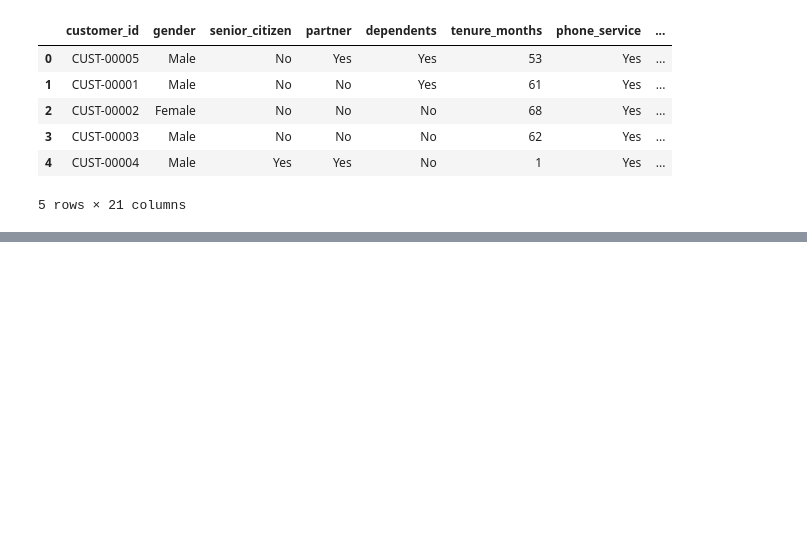
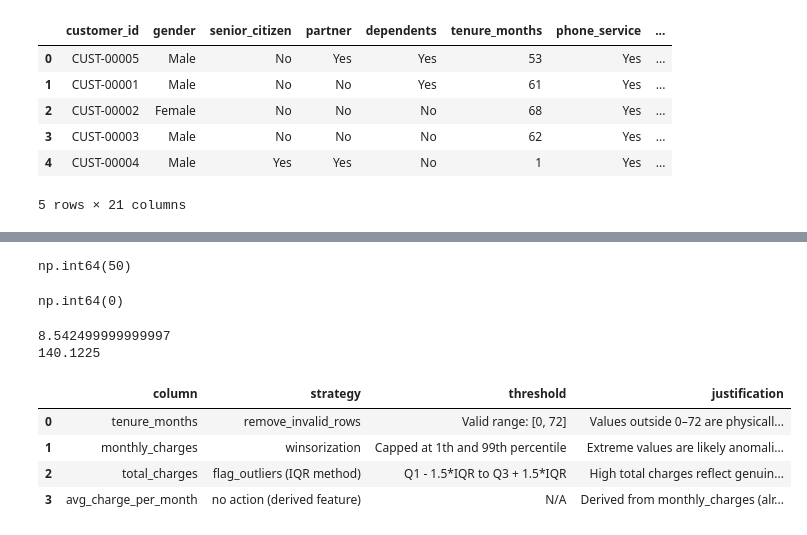
Before and after one commit to saikat100/telecom-churn-analysis, a Jupyter notebook: notebooks/02_cleaning_and_feature_engineering.ipynb, the cells around one changed output, grey strips where cells are left out. Drawn from its saved outputs; the diff is of its cells as text; code cells hidden in the pictures; blank space fills up the shorter version.

```diff
--- a/notebooks/02_cleaning_and_feature_engineering.ipynb
+++ b/notebooks/02_cleaning_and_feature_engineering.ipynb
@@ -243,0 +365,5 @@ df_clean.head()
+# %%
+above_cap = (df['monthly_charges'] > upper_cap).sum()
+above_cap
+# %% [output]
+np.int64(50)
@@ -243,0 +372,18 @@ df_clean.head()
+# %%
+(df['monthly_charges'] < lower_cap).sum()
+# %% [output]
+np.int64(0)
+# %%
+""" IQR (Interquartile Range)
+"""
+Q1 = df['monthly_charges'].quantile(0.25)
+Q3 = df['monthly_charges'].quantile(0.75)
+IQR = Q3 - Q1
+lower_bound = Q1 - 1.5 * IQR
+upper_bound = Q3 + 1.5 * IQR
+
+print(lower_bound)
+print(upper_bound)
+# %% [output]
+8.542499999999997
+140.1225
@@ -243,0 +392,11 @@ df_clean.head()
+# %%
+"""Outlier Handling pipeline """
+from src.outlier_handler import log_outlier_decisions, run_full_outlier_pipeline
+
+display(log_outlier_decisions())
+# %% [output]
+|  | column | strategy | threshold | justification |
+| 0 | tenure_months | remove_invalid_rows | Valid range: [0, 72] | Values outside 0–72 are physicall... |
+| 1 | monthly_charges | winsorization | Capped at 1th and 99th percentile | Extreme values are likely anomali... |
+| 2 | total_charges | flag_outliers (IQR method) | Q1 - 1.5*IQR to Q3 + 1.5*IQR | High total charges reflect genuin... |
+| 3 | avg_charge_per_month | no action (derived feature) | N/A | Derived from monthly_charges (alr... |
```
Also changed, not shown: parts of 12 cells of this notebook, 3 other files.
